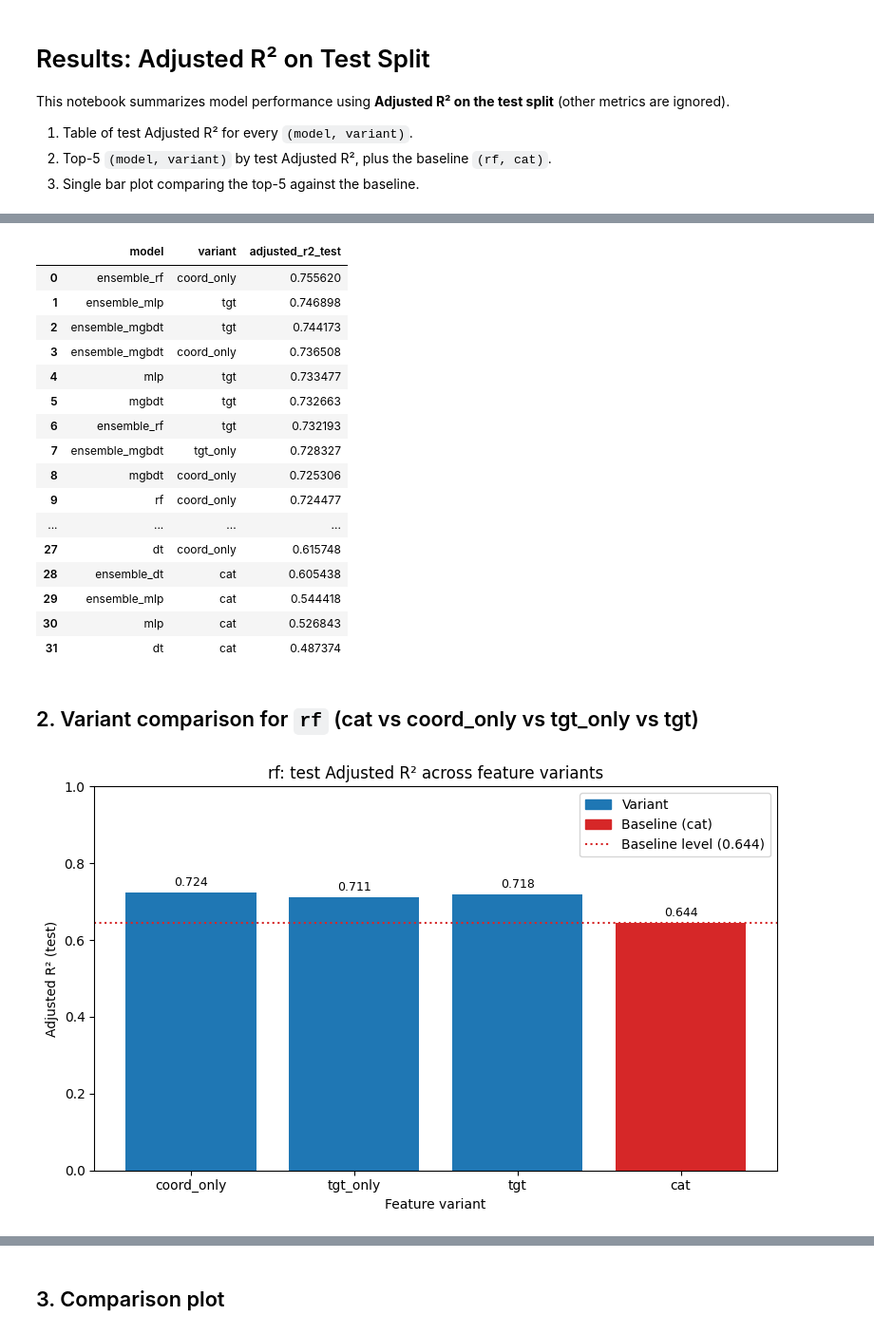
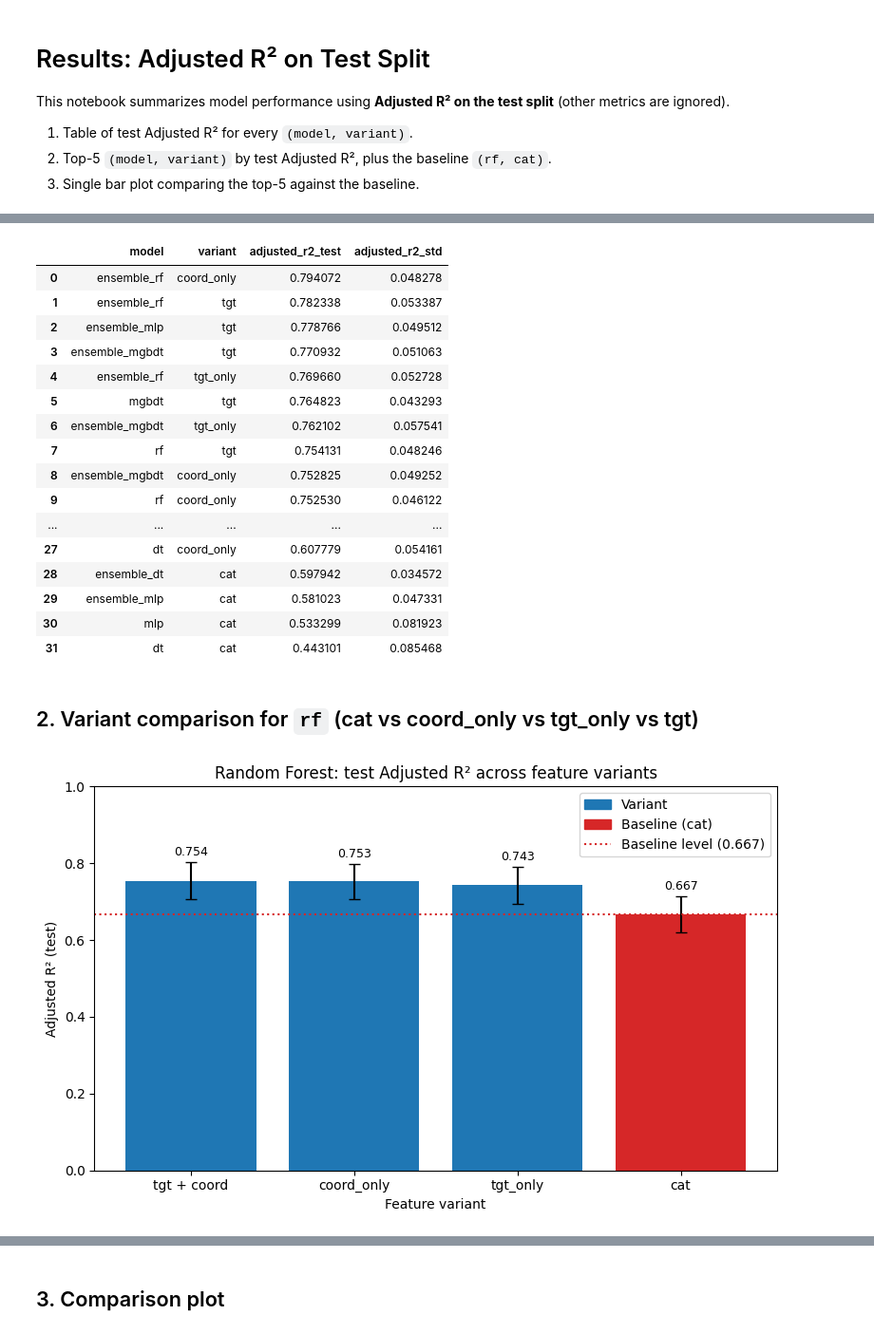
Before and after one commit to pw4ch7re3/house-price-regressor, a Jupyter notebook: results/visualize_results.ipynb, the cells around one changed output, grey strips where cells are left out. Shown at 95% size. Drawn from its saved outputs; the diff is of its cells as text; code cells hidden in the pictures.

```diff
--- a/results/visualize_results.ipynb
+++ b/results/visualize_results.ipynb
@@ -24,36 +24,39 @@ df.head()
 # %%
 # Keep only Adjusted R2 on the test split; one row per (model, variant).
+# Carry the across-fold std (from k-fold CV) so the plots can show error bars.
 mask = (df["split"] == "test") & (df["metric"] == "Adjusted_R2")
-adj = (
-    df.loc[mask, ["model", "variant", "value"]]
-    .rename(columns={"value": "adjusted_r2_test"})
-    .sort_values("adjusted_r2_test", ascending=False)
-    .reset_index(drop=True)
-)
+cols = ["model", "variant", "value"] + (["std"] if "std" in df.columns else [])
+adj = df.loc[mask, cols].rename(columns={"value": "adjusted_r2_test"})
+if "std" in adj.columns:
+    adj = adj.rename(columns={"std": "adjusted_r2_std"})
+else:
+    # Older metrics.csv (single split, no CV) has no std column.
+    adj["adjusted_r2_std"] = float("nan")
+adj = adj.sort_values("adjusted_r2_test", ascending=False).reset_index(drop=True)
 adj
 # %% [output]
-|  | model | variant | adjusted_r2_test |
-| 0 | ensemble_rf | coord_only | 0.755620 |
-| 1 | ensemble_mlp | tgt | 0.746898 |
-| 2 | ensemble_mgbdt | tgt | 0.744173 |
-| 3 | ensemble_mgbdt | coord_only | 0.736508 |
-| 4 | mlp | tgt | 0.733477 |
-| 5 | mgbdt | tgt | 0.732663 |
-| 6 | ensemble_rf | tgt | 0.732193 |
-| 7 | ensemble_mgbdt | tgt_only | 0.728327 |
-| 8 | mgbdt | coord_only | 0.725306 |
-| 9 | rf | coord_only | 0.724477 |
-| ... | ... | ... | ... |
-| 27 | dt | coord_only | 0.615748 |
-| 28 | ensemble_dt | cat | 0.605438 |
-| 29 | ensemble_mlp | cat | 0.544418 |
-| 30 | mlp | cat | 0.526843 |
-| 31 | dt | cat | 0.487374 |
+|  | model | variant | adjusted_r2_test | adjusted_r2_std |
+| 0 | ensemble_rf | coord_only | 0.794072 | 0.048278 |
+| 1 | ensemble_rf | tgt | 0.782338 | 0.053387 |
+| 2 | ensemble_mlp | tgt | 0.778766 | 0.049512 |
+| 3 | ensemble_mgbdt | tgt | 0.770932 | 0.051063 |
+| 4 | ensemble_rf | tgt_only | 0.769660 | 0.052728 |
+| 5 | mgbdt | tgt | 0.764823 | 0.043293 |
+| 6 | ensemble_mgbdt | tgt_only | 0.762102 | 0.057541 |
+| 7 | rf | tgt | 0.754131 | 0.048246 |
+| 8 | ensemble_mgbdt | coord_only | 0.752825 | 0.049252 |
+| 9 | rf | coord_only | 0.752530 | 0.046122 |
+| ... | ... | ... | ... | ... |
+| 27 | dt | coord_only | 0.607779 | 0.054161 |
+| 28 | ensemble_dt | cat | 0.597942 | 0.034572 |
+| 29 | ensemble_mlp | cat | 0.581023 | 0.047331 |
+| 30 | mlp | cat | 0.533299 | 0.081923 |
+| 31 | dt | cat | 0.443101 | 0.085468 |
 # %% [markdown]
 ## 2. Variant comparison for `rf` (cat vs coord_only vs tgt_only vs tgt)
 # %%
 # Compare the rf model across feature variants, ordered from baseline to richest.
-VARIANT_ORDER = ["coord_only", "tgt_only", "tgt", "cat"]
+VARIANT_ORDER = ["tgt", "coord_only", "tgt_only", "cat"]
 
 rf_variants = adj[adj["model"] == "rf"].copy()
 rf_variants["variant"] = pd.Categorical(
@@ -61,12 +64,26 @@ rf_variants["variant"] = pd.Categorical(
 )
 rf_variants = rf_variants.sort_values("variant").reset_index(drop=True)
 
+
+# Display label: "tgt" uses target encoding *and* coords, so show it as "tgt + coord".
+# Leave "tgt_only" (and everything else) untouched.
+def variant_label(v):
+    return "tgt + coord" if ("tgt" in v and "tgt_only" not in v) else v
+
+
+x_labels = [variant_label(v) for v in rf_variants["variant"].astype(str)]
+
 fig, ax = plt.subplots(figsize=(8, 5))
 
 # Baseline variant (cat) highlighted; others share a single colour.
 colors = ["#d62728" if v == "cat" else "#1f77b4" for v in rf_variants["variant"]]
+# yerr = across-fold std from k-fold CV (omitted for older single-split metrics).
 bars = ax.bar(
-    rf_variants["variant"].astype(str), rf_variants["adjusted_r2_test"], color=colors
+    x_labels,
+    rf_variants["adjusted_r2_test"],
+    yerr=rf_variants["adjusted_r2_std"],
+    capsize=4,
+    color=colors,
 )
 
 # Dotted reference line at the cat baseline level.
@@ -77,38 +94,42 @@ ax.axhline(baseline_val, color="#d62728", linestyle=":", linewidth=1.5)
 
 ax.set_ylabel("Adjusted R² (test)")
 ax.set_xlabel("Feature variant")
-ax.set_title("rf: test Adjusted R² across feature variants")
+ax.set_title("Random Forest: test Adjusted R² across feature variants")
 ax.set_ylim(0, 1)
 
-for bar, val in zip(bars, rf_variants["adjusted_r2_test"]):
+# Place each value label above the error-bar cap.
+for bar, val, s in zip(
+    bars, rf_variants["adjusted_r2_test"], rf_variants["adjusted_r2_std"]
+):
+    off = 0.0 if pd.isna(s) else s
     ax.text(
         bar.get_x() + bar.get_width() / 2,
-        val + 0.01,
+        val + off + 0.01,
         f"{val:.3f}",
         ha="center",
         va="bottom",
         fontsize=9,
     )
 
 legend_handles = [
     plt.Rectangle((0, 0), 1, 1, color="#1f77b4", label="Variant"),
     plt.Rectangle((0, 0), 1, 1, color="#d62728", label="Baseline (cat)"),
     plt.Line2D(
         [0],
         [0],
         color="#d62728",
         linestyle=":",
         linewidth=1.5,
         label=f"Baseline level ({baseline_val:.3f})",
     ),
 ]
 ax.legend(handles=legend_handles)
 
 fig.tight_layout()
 fig.savefig("rf_variant_comparison_test.png", dpi=150)
 plt.show()
 # %% [output]
-[figure, old version]
+[figure, new version]
 # %%
 top5 = adj.head(5).copy()
 
```
Also changed, not shown: parts of 4 cells of this notebook, 15 other files.
